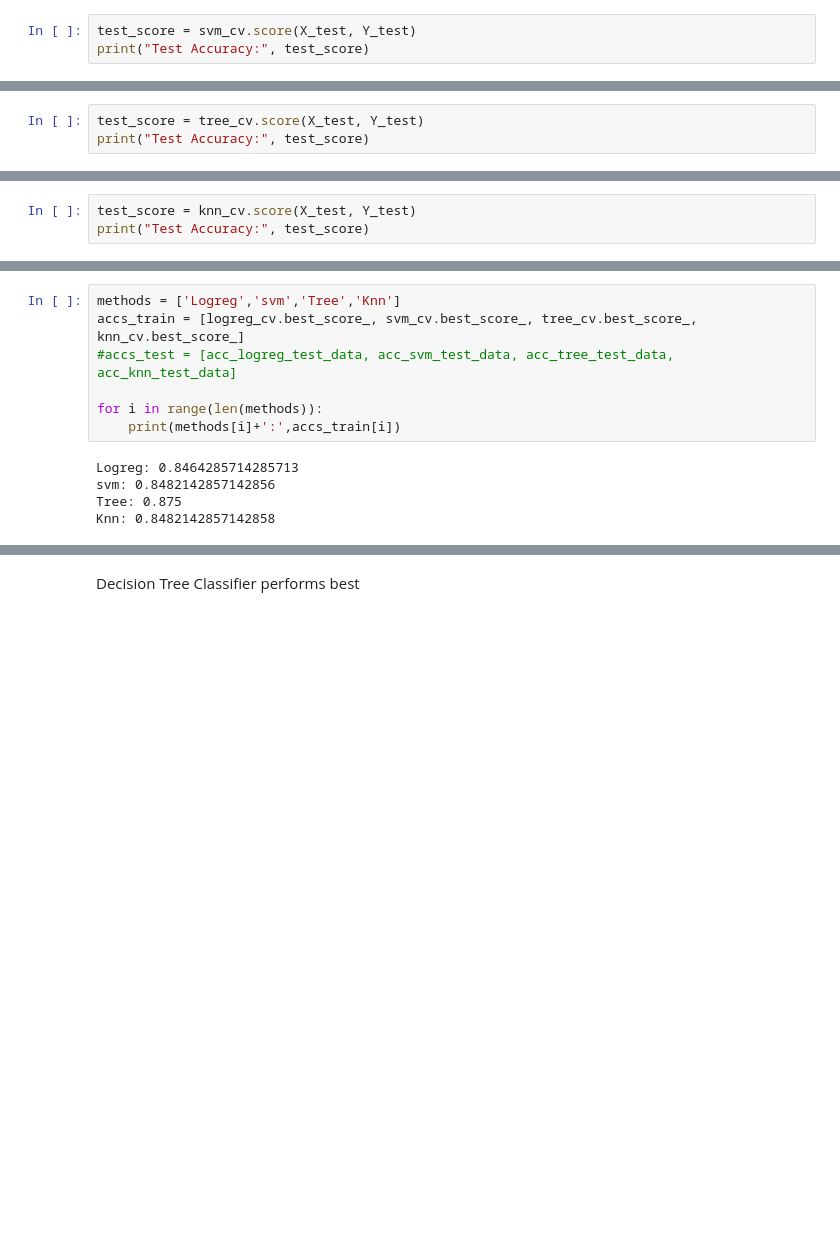
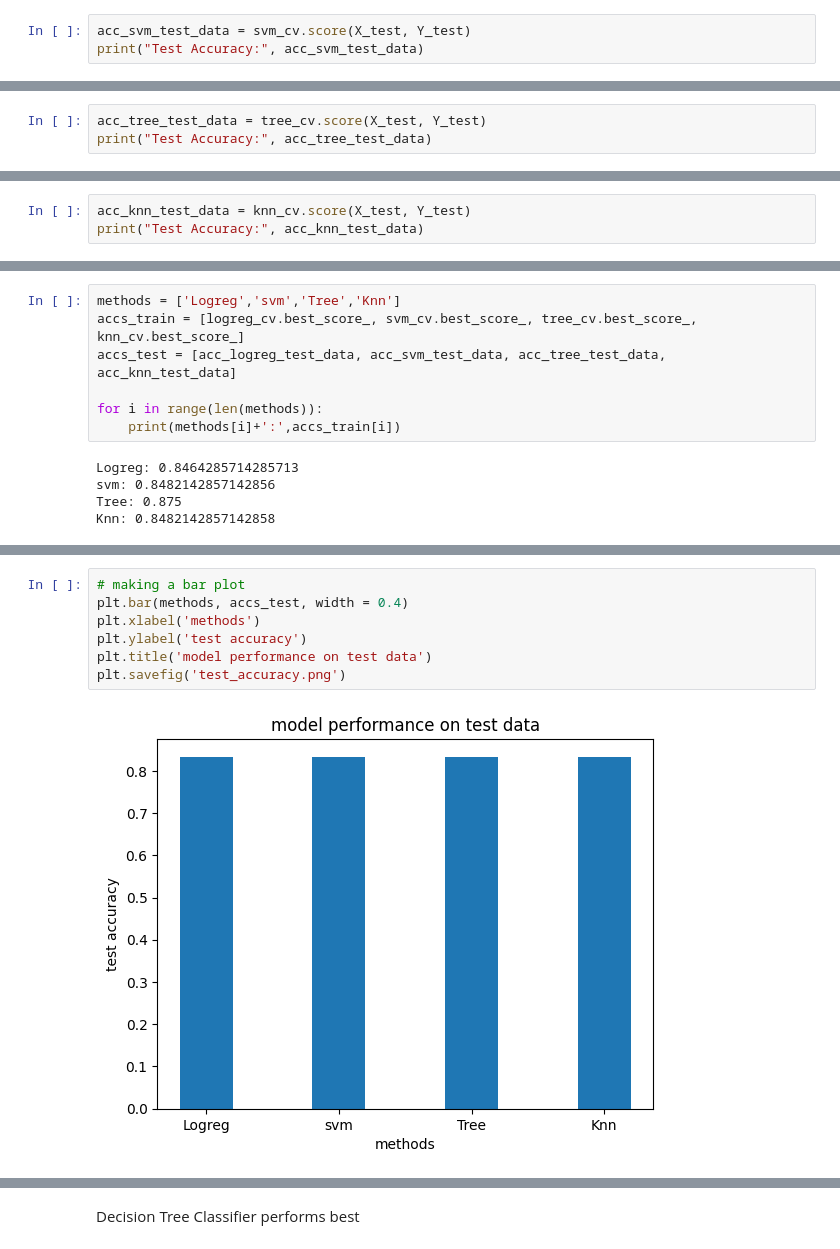
Before and after one commit to samalkapiy/IBM_Applied_Data_Science_capstone, a Jupyter notebook: SpaceX-Machine-Learning-Prediction-Part-5-v1.ipynb, the cells around one changed output, grey strips where cells are left out. Drawn from its saved outputs; the diff is of its cells as text; blank space fills up the shorter version.

```diff
--- a/SpaceX-Machine-Learning-Prediction-Part-5-v1.ipynb
+++ b/SpaceX-Machine-Learning-Prediction-Part-5-v1.ipynb
@@ -247,8 +250,8 @@ accuracy : 0.8482142857142856
 # %% [markdown]
 Calculate the accuracy on the test data using the method <code>score</code>:
 # %%
-test_score = svm_cv.score(X_test, Y_test)
-print("Test Accuracy:", test_score)
+acc_svm_test_data = svm_cv.score(X_test, Y_test)
+print("Test Accuracy:", acc_svm_test_data)
 # %% [output]
 Test Accuracy: 0.8333333333333334
 # %% [markdown]
@@ -313,6 +316,6 @@ accuracy : 0.875
 # %% [markdown]
 Calculate the accuracy of tree_cv on the test data using the method <code>score</code>:
 # %%
-test_score = tree_cv.score(X_test, Y_test)
-print("Test Accuracy:", test_score)
+acc_tree_test_data = tree_cv.score(X_test, Y_test)
+print("Test Accuracy:", acc_tree_test_data)
 # %% [output]
@@ -356,8 +359,8 @@ accuracy : 0.8482142857142858
 # %% [markdown]
 Calculate the accuracy of knn_cv on the test data using the method <code>score</code>:
 # %%
-test_score = knn_cv.score(X_test, Y_test)
-print("Test Accuracy:", test_score)
+acc_knn_test_data = knn_cv.score(X_test, Y_test)
+print("Test Accuracy:", acc_knn_test_data)
 # %% [output]
 Test Accuracy: 0.8333333333333334
 # %% [markdown]
@@ -374,7 +377,7 @@ Find the method performs best:
 # %%
 methods = ['Logreg','svm','Tree','Knn']
 accs_train = [logreg_cv.best_score_, svm_cv.best_score_, tree_cv.best_score_, knn_cv.best_score_]
-#accs_test = [acc_logreg_test_data, acc_svm_test_data, acc_tree_test_data, acc_knn_test_data]
+accs_test = [acc_logreg_test_data, acc_svm_test_data, acc_tree_test_data, acc_knn_test_data]
 
 for i in range(len(methods)):
     print(methods[i]+':',accs_train[i])
@@ -385,0 +408,9 @@ Knn: 0.8482142857142858
+# %%
+# making a bar plot
+plt.bar(methods, accs_test, width = 0.4)
+plt.xlabel('methods')
+plt.ylabel('test accuracy')
+plt.title('model performance on test data')
+plt.savefig('test_accuracy.png')
+# %% [output]
+[figure, added]
```
Also changed, not shown: parts of 11 cells of this notebook.
